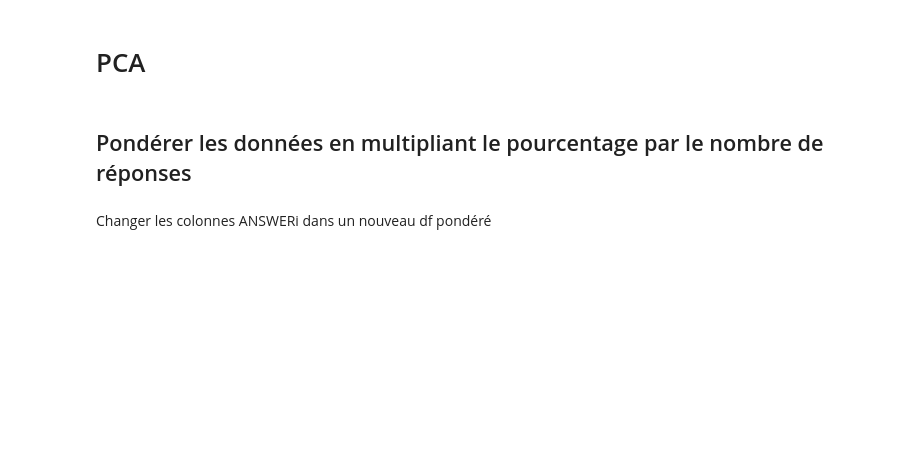
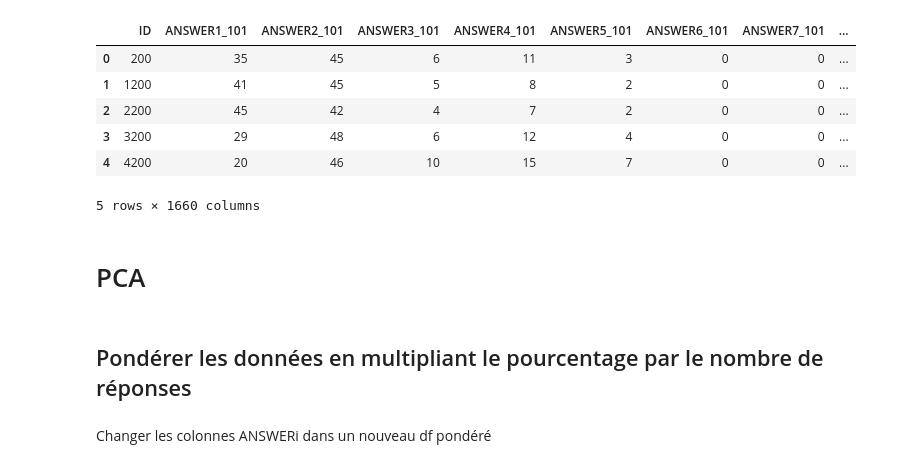
Before and after one commit to Learningchipmunk/CANDEV2022_Mobilit-, a Jupyter notebook: Ponderation-Normalization-PCA.ipynb, the cells around one changed output. Cells and saved outputs as stored; diff of their text form; code cells hidden in the pictures; blank space fills up the shorter version.

```diff
--- a/Ponderation-Normalization-PCA.ipynb
+++ b/Ponderation-Normalization-PCA.ipynb
@@ -34,0 +24,10 @@ memory usage: 84.5 MB
+# %%
+df.head()
+# %% [output]
+|  | ID | ANSWER1_101 | ANSWER2_101 | ANSWER3_101 | ANSWER4_101 | ANSWER5_101 | ANSWER6_101 | ANSWER7_101 | ... |
+| 0 | 200 | 35 | 45 | 6 | 11 | 3 | 0 | 0 | ... |
+| 1 | 1200 | 41 | 45 | 5 | 8 | 2 | 0 | 0 | ... |
+| 2 | 2200 | 45 | 42 | 4 | 7 | 2 | 0 | 0 | ... |
+| 3 | 3200 | 29 | 48 | 6 | 12 | 4 | 0 | 0 | ... |
+| 4 | 4200 | 20 | 46 | 10 | 15 | 7 | 0 | 0 | ... |
+5 rows × 1660 columns
```
Also changed, not shown: parts of 17 cells of this notebook.
